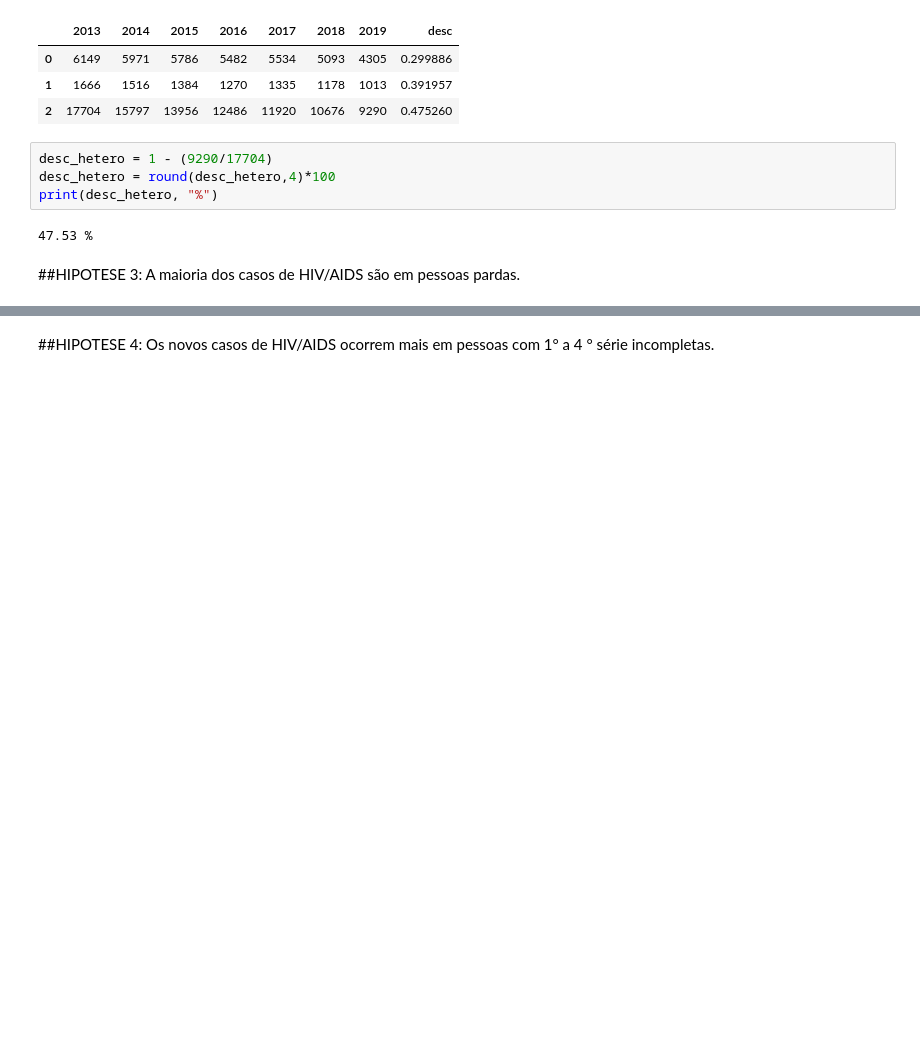
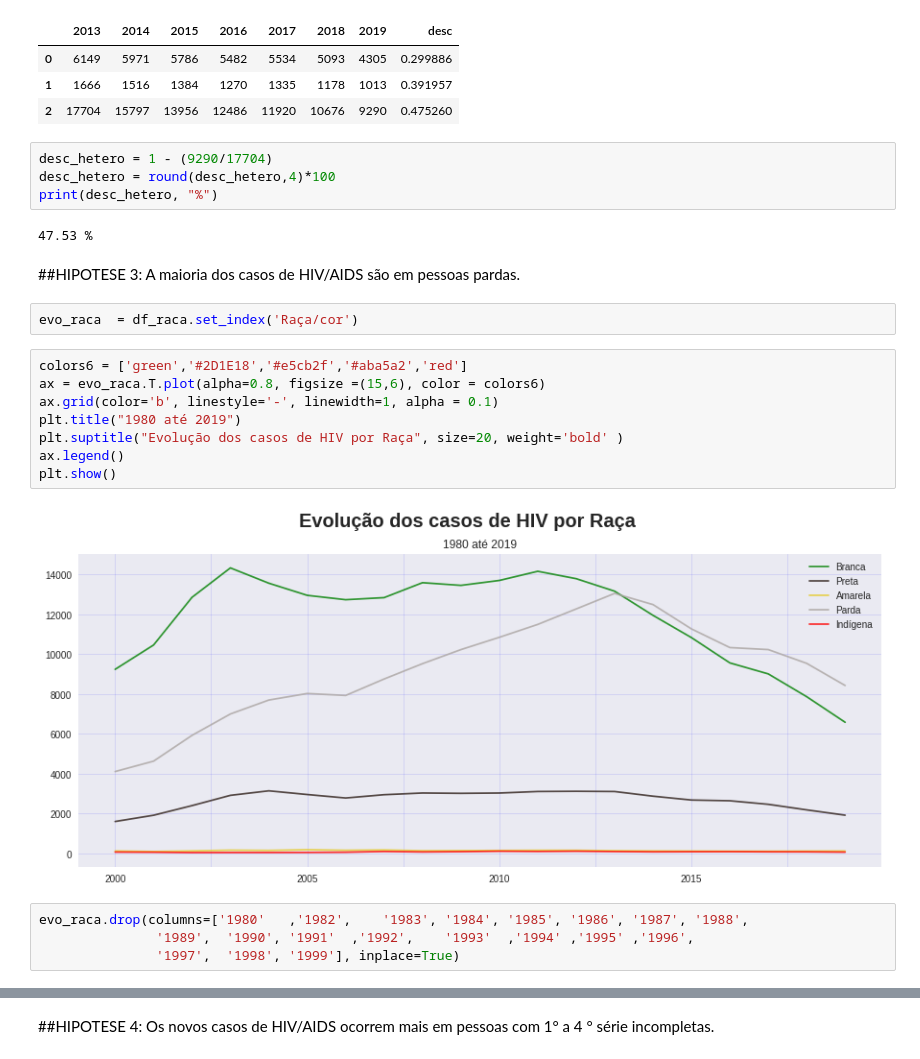
Before and after one commit to JuniorTorresMTJ/Projeto_DeuPositivo, a Jupyter notebook: notebook/Projeto_DeuPositivo.ipynb, the cells around one changed output, grey strips where cells are left out. Saved outputs shown, nothing was run; the diff lists cells and outputs as text; blank space fills up the shorter version.

```diff
--- a/notebook/Projeto_DeuPositivo.ipynb
+++ b/notebook/Projeto_DeuPositivo.ipynb
@@ -400,3 +400,19 @@ print(desc_hetero, "%")
 47.53 %
 # %% [markdown]
 ##HIPOTESE 3: A maioria dos casos de HIV/AIDS são em pessoas pardas.
+# %%
+evo_raca  = df_raca.set_index('Raça/cor')
+# %%
+colors6 = ['green','#2D1E18','#e5cb2f','#aba5a2','red']
+ax = evo_raca.T.plot(alpha=0.8, figsize =(15,6), color = colors6)
+ax.grid(color='b', linestyle='-', linewidth=1, alpha = 0.1)
+plt.title("1980 até 2019")
+plt.suptitle("Evolução dos casos de HIV por Raça", size=20, weight='bold' )
+ax.legend()
+plt.show()
+# %% [output]
+[figure, added]
+# %%
+evo_raca.drop(columns=['1980'	,'1982',	'1983',	'1984',	'1985',	'1986',	'1987',	'1988',
+               '1989',	'1990',	'1991'	,'1992',	'1993'	,'1994'	,'1995'	,'1996',
+               '1997',	'1998',	'1999'], inplace=True)
```
Also changed, not shown: parts of 16 cells of this notebook.
